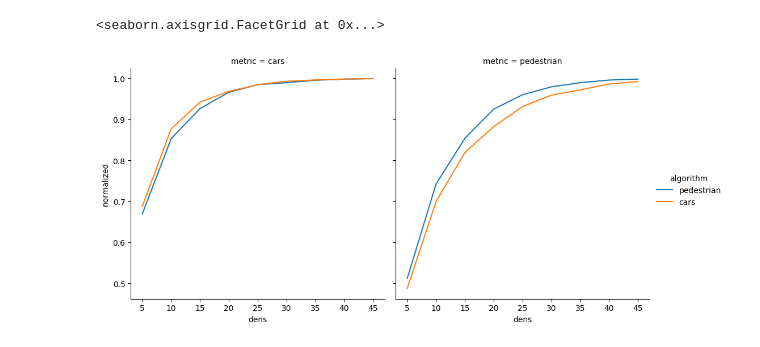
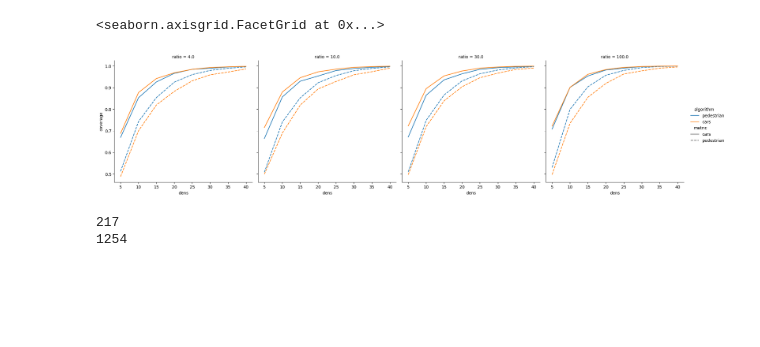
Before and after one commit to UniVe-NeDS-Lab/TrueBS, a Jupyter notebook: newanal.ipynb, the cells around one changed output. Drawn from its saved outputs; the diff is of its cells as text; code cells hidden in the pictures; blank space fills up the shorter version.

```diff
--- a/newanal.ipynb
+++ b/newanal.ipynb
@@ -44,8 +46,16 @@ for f in result_files:
 
 res_df = pd.DataFrame(results)
 # %%
-filt_data = res_df[res_df.dens <= 45]
-sns.relplot(data=filt_data, x='dens', y='normalized', kind='line', hue='algorithm', col='metric')
+filt_data = res_df[(res_df.dens < 45)]
+sns.relplot(data=filt_data, x='dens', y='coverage', kind='line', hue='algorithm', style='metric', col='ratio')
 # %% [output]
 <seaborn.axisgrid.FacetGrid at 0x...>
-[figure, old version]
+[figure, new version]
+# %%
+fr = open('/mnt/ric_dais_nfs_maccari/gabriel/results/WONS23/results_cars_bool/luxemburg/threestep/0/r1/1/ranking_5.txt')
+print(len(fr.read().split(',')))
+fr = open('/mnt/ric_dais_nfs_maccari/gabriel/results/WONS23/results_cars/luxemburg/threestep/0/r1/1/ranking_5.txt')
+print(len(fr.read().split(',')))
+# %% [output]
+217
+1254
```
Also changed, not shown: parts of 1 cell of this notebook, 2 other files.
